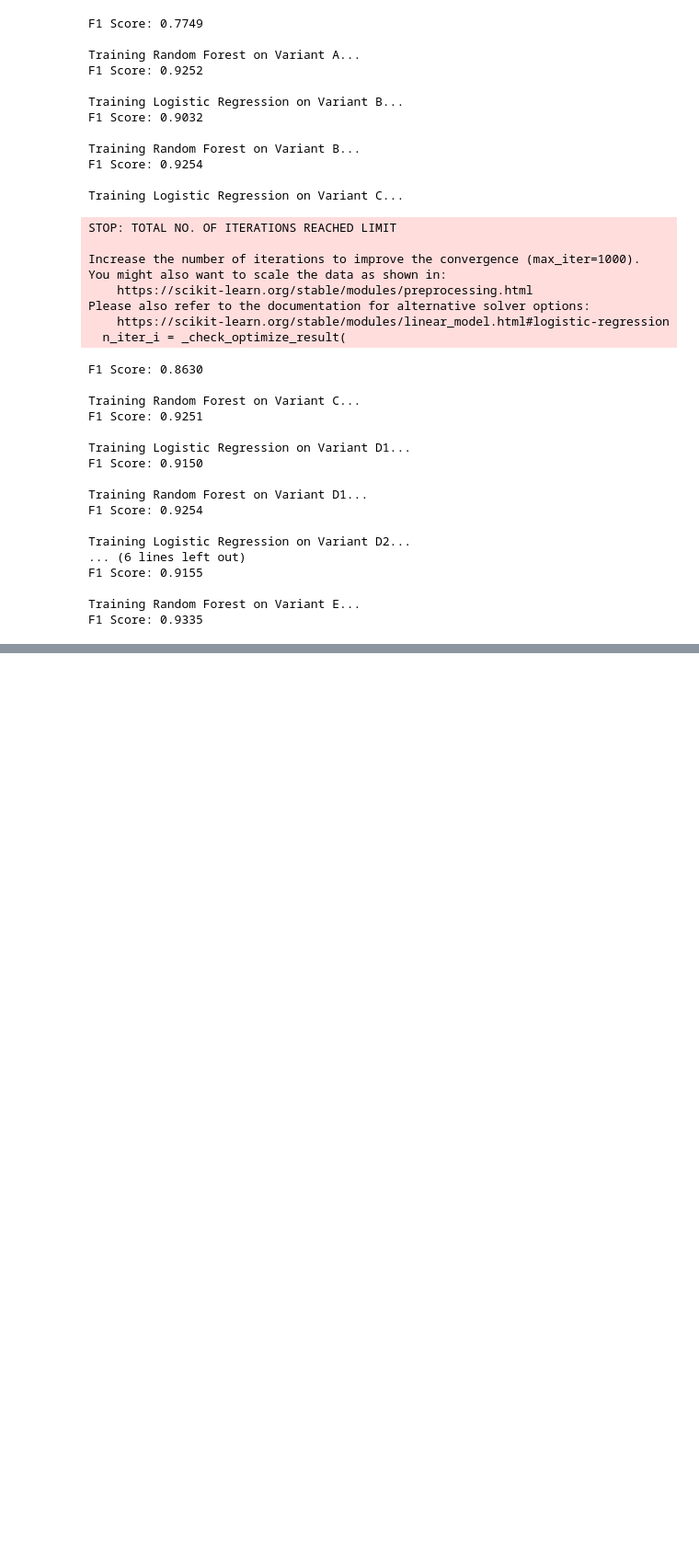
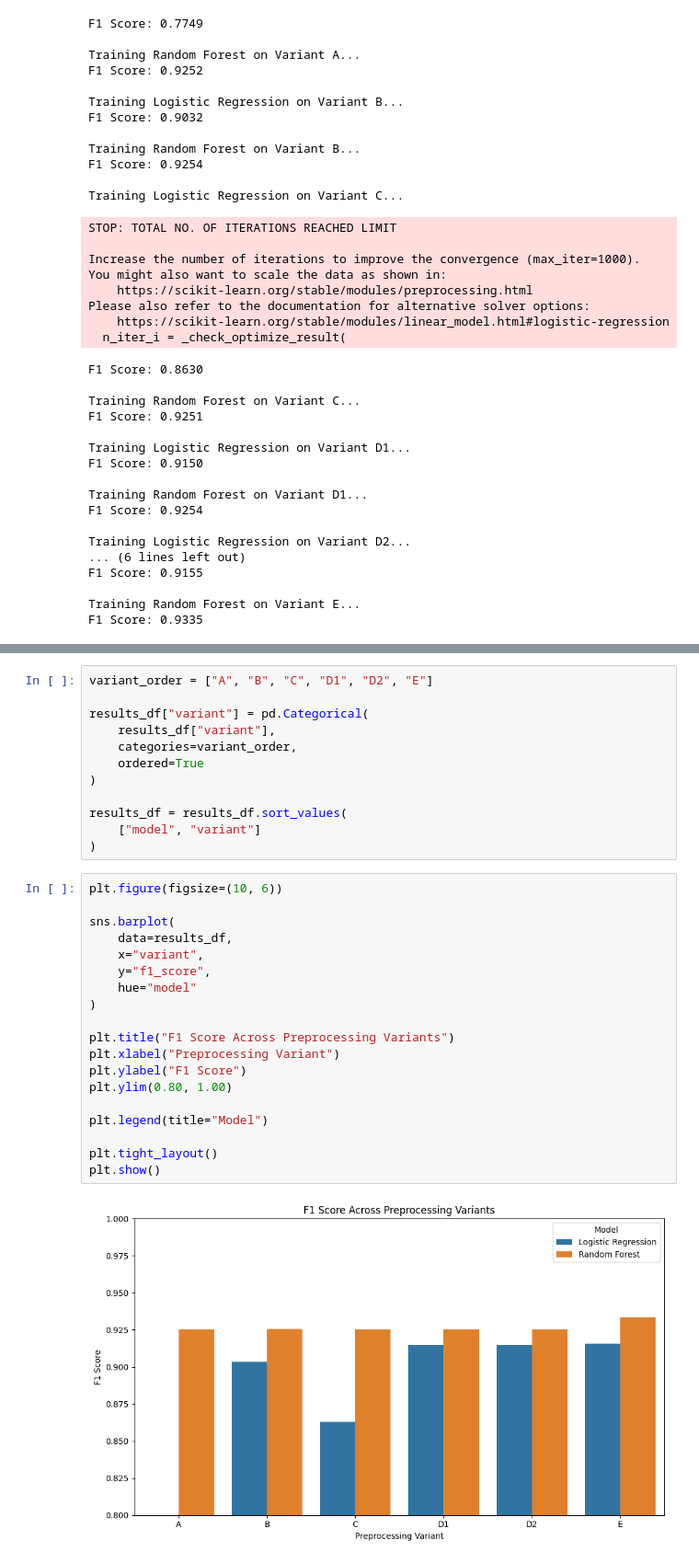
Before and after one commit to AskariAbidi18/Aeges-Q, a Jupyter notebook: notebooks/03_baseline_models/unsw_nb15_baselines.ipynb, the cells around one changed output, grey strips where cells are left out. Shown at 92% size. Cells and saved outputs as stored; diff of their text form; blank space fills up the shorter version.

Commit message:
feat: benchmark preprocessing variants and select optimal pipeline

```diff
--- a/notebooks/03_baseline_models/unsw_nb15_baselines.ipynb
+++ b/notebooks/03_baseline_models/unsw_nb15_baselines.ipynb
@@ -618,0 +658,33 @@ F1 Score: 0.9335
+# %%
+variant_order = ["A", "B", "C", "D1", "D2", "E"]
+
+results_df["variant"] = pd.Categorical(
+    results_df["variant"],
+    categories=variant_order,
+    ordered=True
+)
+
+results_df = results_df.sort_values(
+    ["model", "variant"]
+)
+# %%
+plt.figure(figsize=(10, 6))
+
+sns.barplot(
+    data=results_df,
+    x="variant",
+    y="f1_score",
+    hue="model"
+)
+
+plt.title("F1 Score Across Preprocessing Variants")
+plt.xlabel("Preprocessing Variant")
+plt.ylabel("F1 Score")
+plt.ylim(0.80, 1.00)
+
+plt.legend(title="Model")
+
+plt.tight_layout()
+plt.show()
+# %% [output]
+[figure, added]
```
Also changed, not shown: parts of 5 cells of this notebook.
